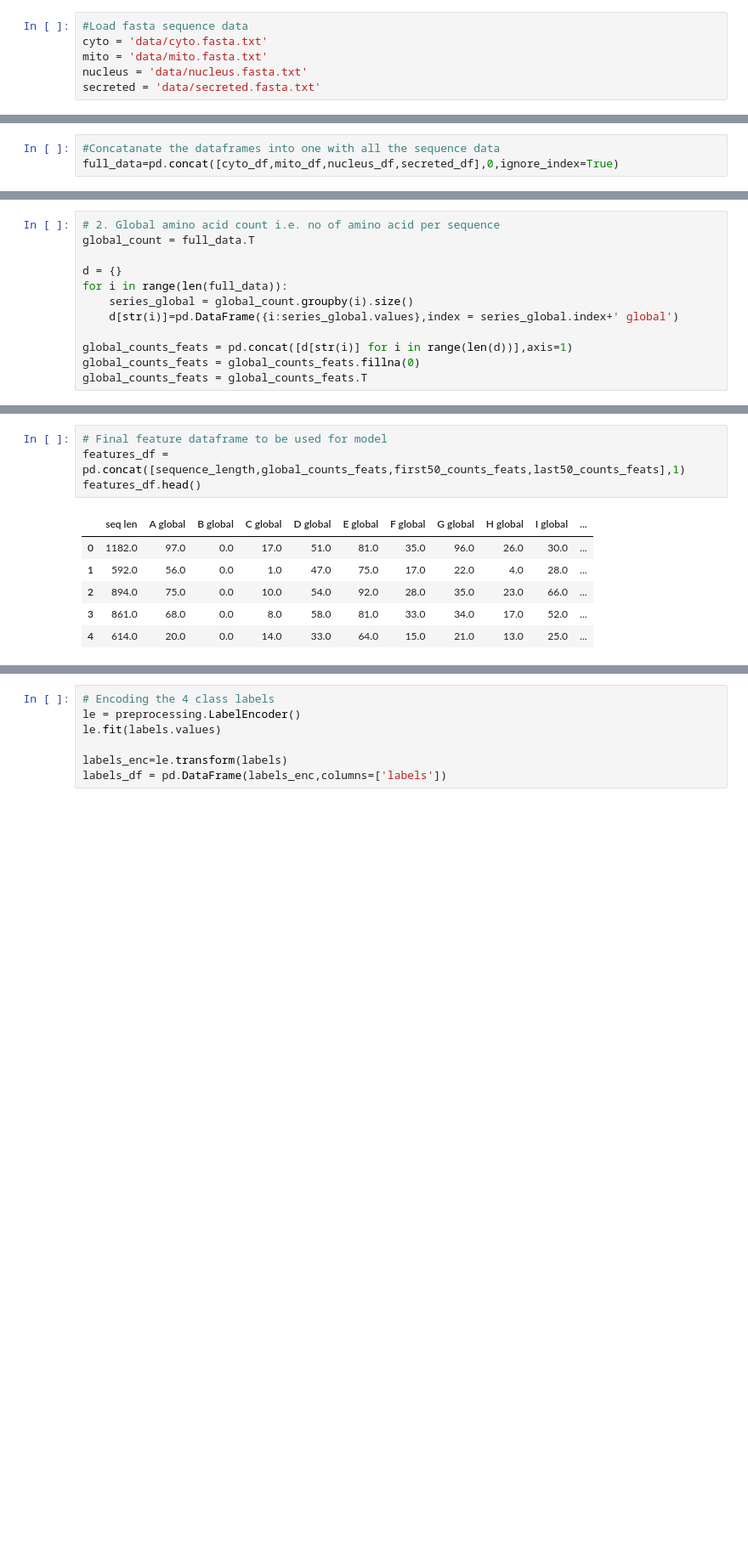
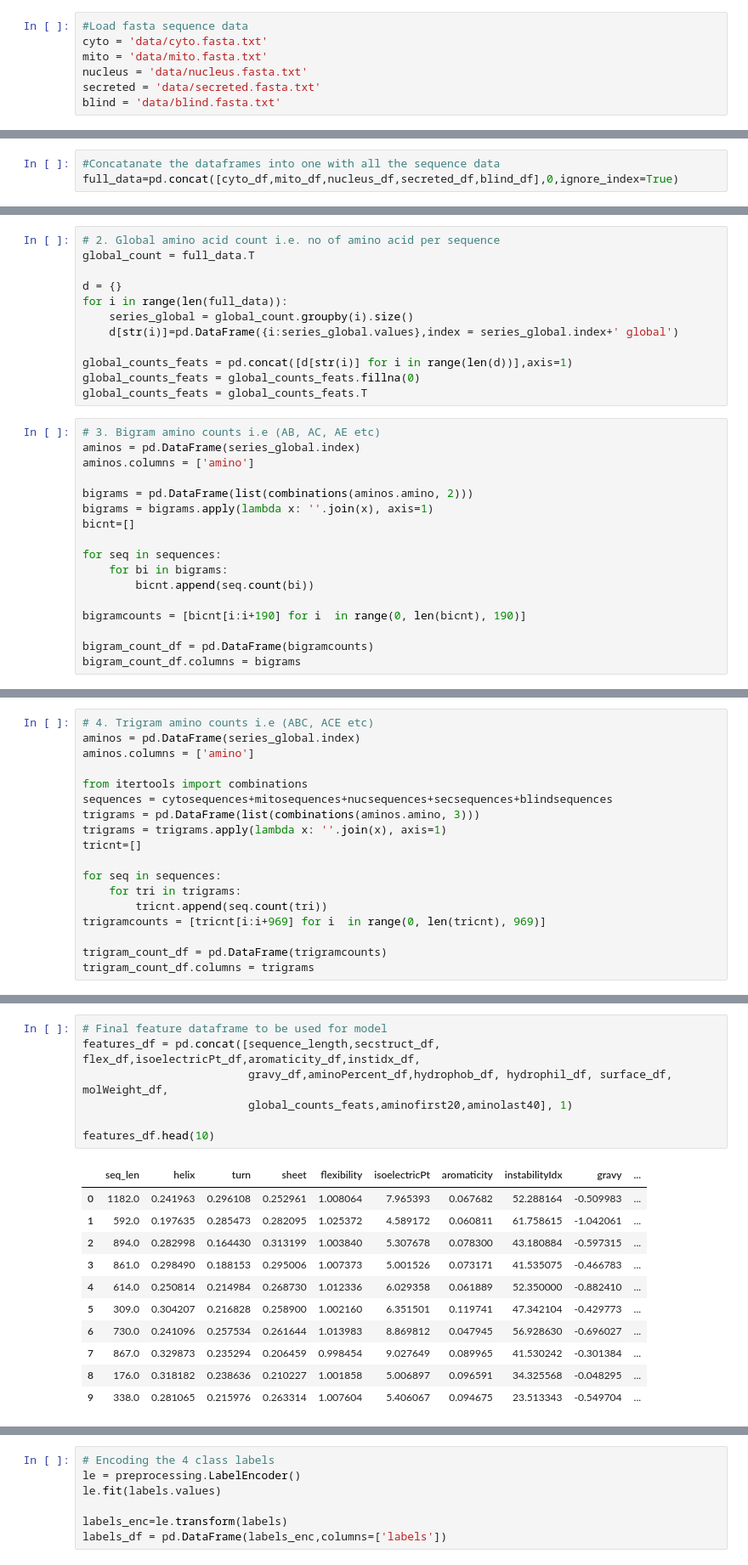
Before and after one commit to SaidAbdullahi/Bioinformatics_Coursework, a Jupyter notebook: Bioinformatics.ipynb, the cells around one changed output, grey strips where cells are left out. Shown at 85% size. Cells and saved outputs as stored; diff of their text form; blank space fills up the shorter version.

```diff
--- a/Bioinformatics.ipynb
+++ b/Bioinformatics.ipynb
@@ -15,6 +35,7 @@ cyto = 'data/cyto.fasta.txt'
 mito = 'data/mito.fasta.txt'
 nucleus = 'data/nucleus.fasta.txt'
 secreted = 'data/secreted.fasta.txt'
+blind = 'data/blind.fasta.txt'
 # %%
 #Load 'cyto' data into dataframe and add label
 with open(cyto) as file:
@@ -74,6 +112,6 @@ secreted_df.fillna(value=np.nan, inplace=True)
 # %%
 #Concatanate the dataframes into one with all the sequence data
-full_data=pd.concat([cyto_df,mito_df,nucleus_df,secreted_df],0,ignore_index=True)
+full_data=pd.concat([cyto_df,mito_df,nucleus_df,secreted_df,blind_df],0,ignore_index=True)
 # %%
 #Reindex the label column as the last column
 cols = full_data.columns.tolist()
@@ -113,3 +153,20 @@ for i in range(len(full_data)):
 global_counts_feats = pd.concat([d[str(i)] for i in range(len(d))],axis=1)
 global_counts_feats = global_counts_feats.fillna(0)
 global_counts_feats = global_counts_feats.T
+# %%
+# 3. Bigram amino counts i.e (AB, AC, AE etc)
+aminos = pd.DataFrame(series_global.index)
+aminos.columns = ['amino']
+
+bigrams = pd.DataFrame(list(combinations(aminos.amino, 2)))
+bigrams = bigrams.apply(lambda x: ''.join(x), axis=1)
+bicnt=[]
+
+for seq in sequences:
+    for bi in bigrams:
+        bicnt.append(seq.count(bi))
+
+bigramcounts = [bicnt[i:i+190] for i  in range(0, len(bicnt), 190)]
+
+bigram_count_df = pd.DataFrame(bigramcounts)
+bigram_count_df.columns = bigrams
@@ -115,0 +192,18 @@ global_counts_feats = global_counts_feats.T
+# %%
+# 4. Trigram amino counts i.e (ABC, ACE etc)
+aminos = pd.DataFrame(series_global.index)
+aminos.columns = ['amino']
+
+from itertools import combinations
+sequences = cytosequences+mitosequences+nucsequences+secsequences+blindsequences
+trigrams = pd.DataFrame(list(combinations(aminos.amino, 3)))
+trigrams = trigrams.apply(lambda x: ''.join(x), axis=1)
+tricnt=[]
+
+for seq in sequences:
+    for tri in trigrams:
+        tricnt.append(seq.count(tri))
+trigramcounts = [tricnt[i:i+969] for i  in range(0, len(tricnt), 969)]
+
+trigram_count_df = pd.DataFrame(trigramcounts)
+trigram_count_df.columns = trigrams
@@ -142,11 +404,19 @@ last50_counts_feats = last50_counts_feats.T
 # %%
 # Final feature dataframe to be used for model
-features_df = pd.concat([sequence_length,global_counts_feats,first50_counts_feats,last50_counts_feats],1)
-features_df.head()
+features_df = pd.concat([sequence_length,secstruct_df, flex_df,isoelectricPt_df,aromaticity_df,instidx_df,
+                         gravy_df,aminoPercent_df,hydrophob_df, hydrophil_df, surface_df, molWeight_df,
+                         global_counts_feats,aminofirst20,aminolast40], 1)
+
+features_df.head(10)
 # %% [output]
-|  | seq len | A global | B global | C global | D global | E global | F global | G global | H global | I global | ... |
-| 0 | 1182.0 | 97.0 | 0.0 | 17.0 | 51.0 | 81.0 | 35.0 | 96.0 | 26.0 | 30.0 | ... |
-| 1 | 592.0 | 56.0 | 0.0 | 1.0 | 47.0 | 75.0 | 17.0 | 22.0 | 4.0 | 28.0 | ... |
-| 2 | 894.0 | 75.0 | 0.0 | 10.0 | 54.0 | 92.0 | 28.0 | 35.0 | 23.0 | 66.0 | ... |
-| 3 | 861.0 | 68.0 | 0.0 | 8.0 | 58.0 | 81.0 | 33.0 | 34.0 | 17.0 | 52.0 | ... |
-| 4 | 614.0 | 20.0 | 0.0 | 14.0 | 33.0 | 64.0 | 15.0 | 21.0 | 13.0 | 25.0 | ... |
+|  | seq_len | helix | turn | sheet | flexibility | isoelectricPt | aromaticity | instabilityIdx | gravy | ... |
+| 0 | 1182.0 | 0.241963 | 0.296108 | 0.252961 | 1.008064 | 7.965393 | 0.067682 | 52.288164 | -0.509983 | ... |
+| 1 | 592.0 | 0.197635 | 0.285473 | 0.282095 | 1.025372 | 4.589172 | 0.060811 | 61.758615 | -1.042061 | ... |
+| 2 | 894.0 | 0.282998 | 0.164430 | 0.313199 | 1.003840 | 5.307678 | 0.078300 | 43.180884 | -0.597315 | ... |
+| 3 | 861.0 | 0.298490 | 0.188153 | 0.295006 | 1.007373 | 5.001526 | 0.073171 | 41.535075 | -0.466783 | ... |
+| 4 | 614.0 | 0.250814 | 0.214984 | 0.268730 | 1.012336 | 6.029358 | 0.061889 | 52.350000 | -0.882410 | ... |
+| 5 | 309.0 | 0.304207 | 0.216828 | 0.258900 | 1.002160 | 6.351501 | 0.119741 | 47.342104 | -0.429773 | ... |
+| 6 | 730.0 | 0.241096 | 0.257534 | 0.261644 | 1.013983 | 8.869812 | 0.047945 | 56.928630 | -0.696027 | ... |
+| 7 | 867.0 | 0.329873 | 0.235294 | 0.206459 | 0.998454 | 9.027649 | 0.089965 | 41.530242 | -0.301384 | ... |
+| 8 | 176.0 | 0.318182 | 0.238636 | 0.210227 | 1.001858 | 5.006897 | 0.096591 | 34.325568 | -0.048295 | ... |
+| 9 | 338.0 | 0.281065 | 0.215976 | 0.263314 | 1.007604 | 5.406067 | 0.094675 | 23.513343 | -0.549704 | ... |
```
Also changed, not shown: parts of 37 cells of this notebook.
